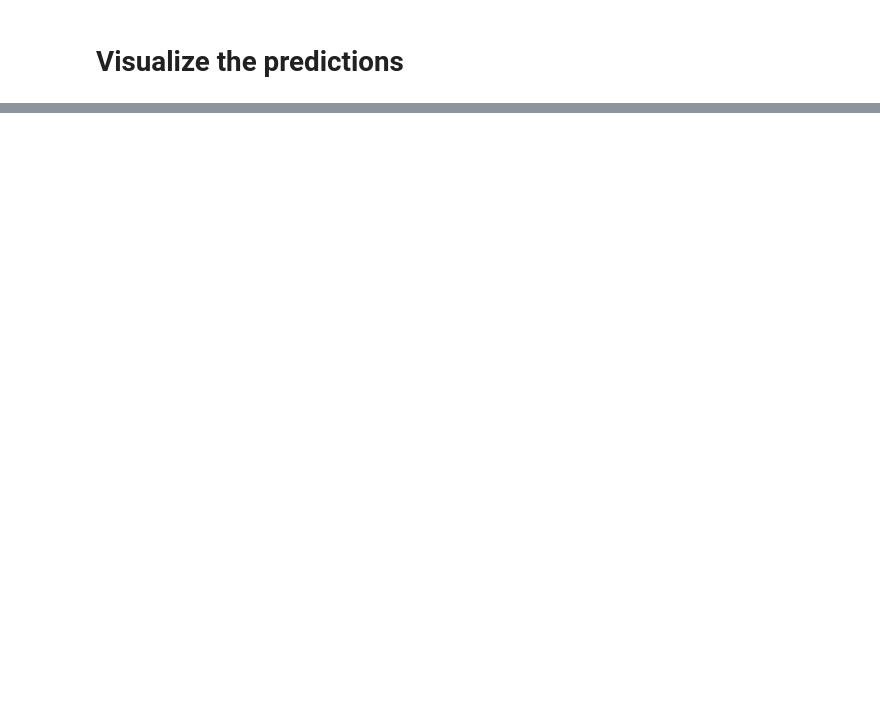
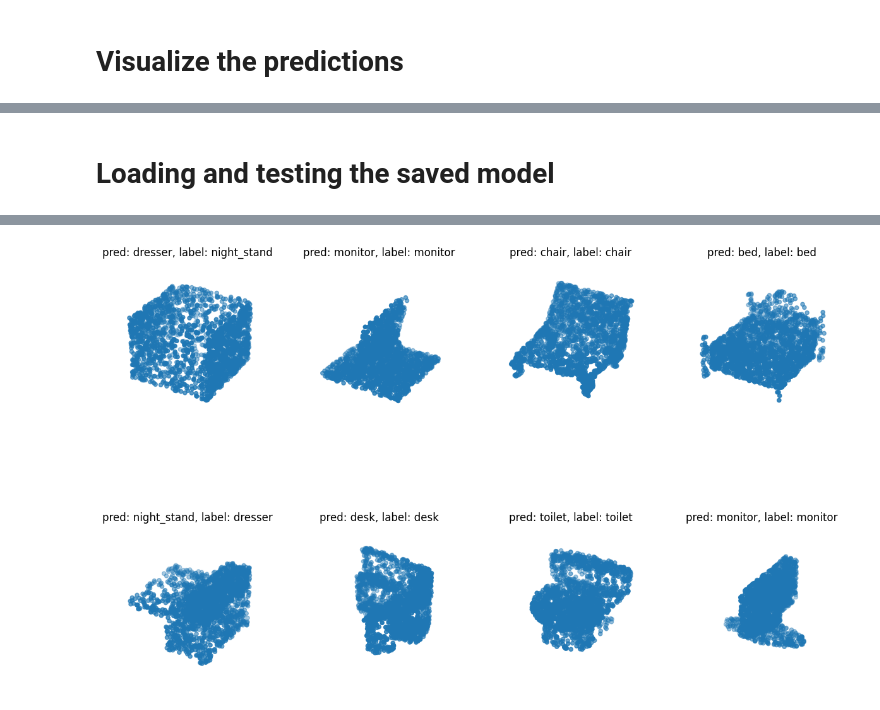
Before and after one commit to ananyaverma2/3d_perception, a Jupyter notebook: pointnet/Robot_perception_jn.ipynb, the cells around one changed output, grey strips where cells are left out. Cells and saved outputs as stored; diff of their text form; code cells hidden in the pictures; blank space fills up the shorter version.

Commit message:
[Pointnet] trained and tested the pointnet model

```diff
--- a/pointnet/Robot_perception_jn.ipynb
+++ b/pointnet/Robot_perception_jn.ipynb
@@ -284,5 +291,5 @@ model.compile(
     metrics=["sparse_categorical_accuracy"],
 )
 
-model.fit(train_dataset, epochs=2, validation_data=test_dataset)
+model.fit(train_dataset, epochs=25, validation_data=test_dataset)
 # %% [output]
@@ -325,0 +397,38 @@ plt.show()
+# %% [markdown]
+# Loading and testing the saved model
+# %%
+# Load the SavedModel
+export_dir = 'models/pointnet_3d_object_classification'
+loaded_model = tf.saved_model.load(export_dir)
+
+# print(loaded_model.signatures)
+
+# Get the prediction function from the SavedModel
+predict_fn = loaded_model.signatures['serving_default']
+
+data = test_dataset.take(1)
+
+points, labels = list(data)[0]
+points = tf.cast(points[:8, ...], dtype=tf.float32) # Cast the points to float32
+labels = labels[:8, ...]
+
+# run test data through model
+preds = predict_fn(points)
+# print(preds)
+preds = tf.math.argmax(preds['dense_8'], -1) # Update to access the output key of the preds dictionary
+
+points = points.numpy()
+
+# plot points with predicted class and label
+fig = plt.figure(figsize=(15, 10))
+for i in range(8):
+    ax = fig.add_subplot(2, 4, i + 1, projection="3d")
+    ax.scatter(points[i, :, 0], points[i, :, 1], points[i, :, 2])
+    ax.set_title(
+        "pred: {:}, label: {:}".format(
+            CLASS_MAP[preds[i].numpy()], CLASS_MAP[labels.numpy()[i]]
+        )
+    )
+    ax.set_axis_off()
+plt.show()
+# %% [output]
@@ -325,0 +437 @@ plt.show()
+[figure, added]
```
Also changed, not shown: parts of 8 cells of this notebook.
